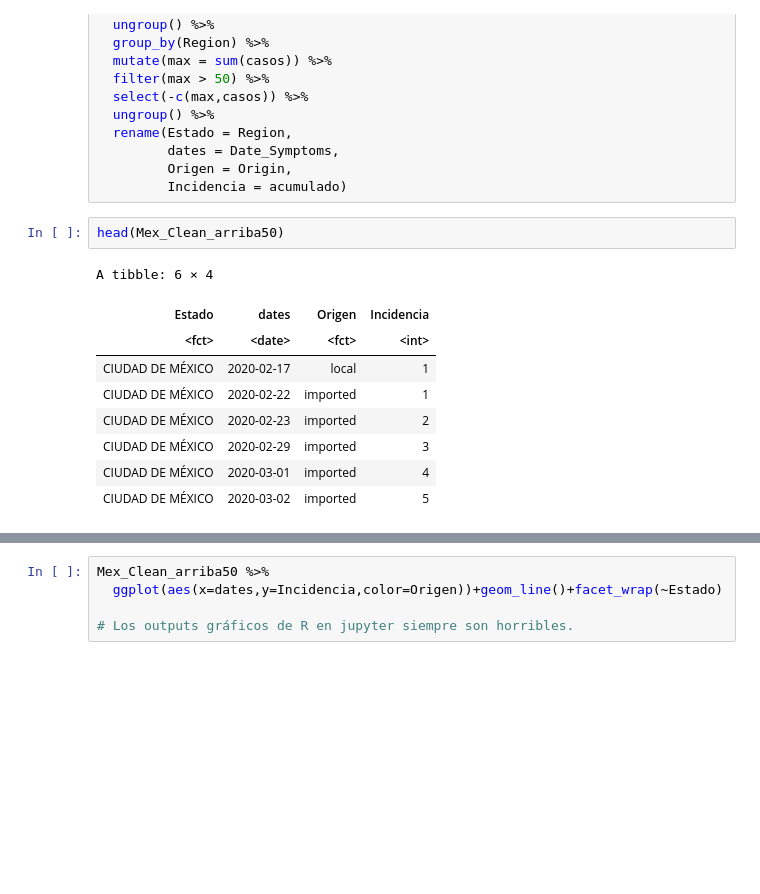
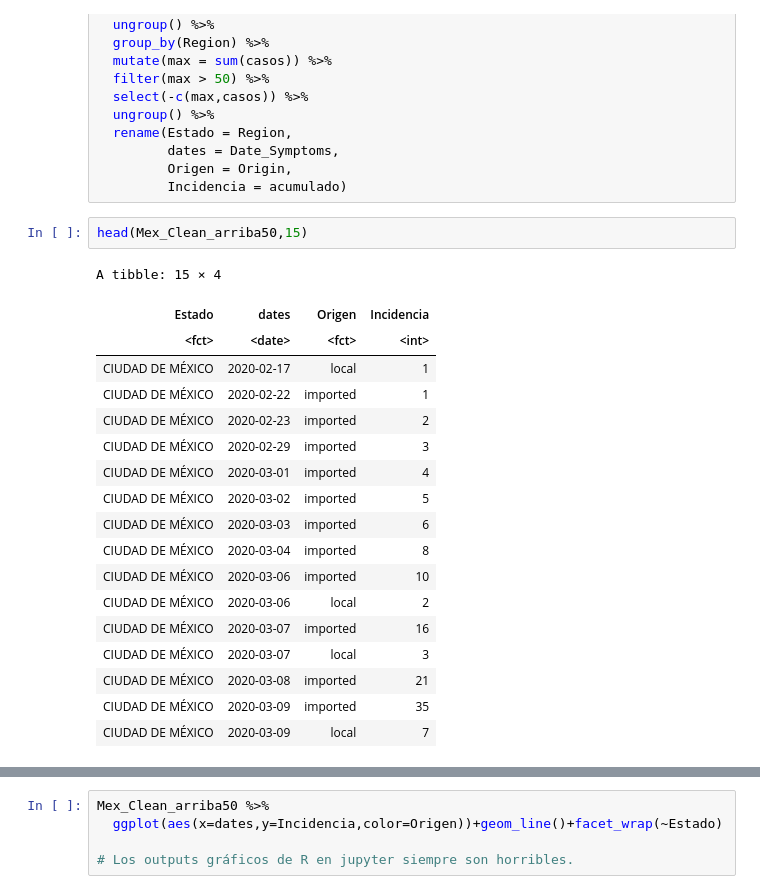
Before and after one commit to NunezKant/COVID19_MEX_MASTER, a Jupyter notebook: notebooks/REpi.ipynb, the cells around one changed output, grey strips where cells are left out. Cells and saved outputs as stored; diff of their text form; blank space fills up the shorter version.

```diff
--- a/notebooks/REpi.ipynb
+++ b/notebooks/REpi.ipynb
@@ -50,14 +50,23 @@ Mex_Clean_arriba50 <- Mex %>%
          Origen = Origin,
          Incidencia = acumulado)
 # %%
-head(Mex_Clean_arriba50)
+head(Mex_Clean_arriba50,15)
 # %% [output]
-A tibble: 6 × 4
+A tibble: 15 × 4
 | Estado | dates | Origen | Incidencia |
 | <fct> | <date> | <fct> | <int> |
 | CIUDAD DE MÉXICO | 2020-02-17 | local | 1 |
 | CIUDAD DE MÉXICO | 2020-02-22 | imported | 1 |
 | CIUDAD DE MÉXICO | 2020-02-23 | imported | 2 |
 | CIUDAD DE MÉXICO | 2020-02-29 | imported | 3 |
 | CIUDAD DE MÉXICO | 2020-03-01 | imported | 4 |
 | CIUDAD DE MÉXICO | 2020-03-02 | imported | 5 |
+| CIUDAD DE MÉXICO | 2020-03-03 | imported | 6 |
+| CIUDAD DE MÉXICO | 2020-03-04 | imported | 8 |
+| CIUDAD DE MÉXICO | 2020-03-06 | imported | 10 |
+| CIUDAD DE MÉXICO | 2020-03-06 | local | 2 |
+| CIUDAD DE MÉXICO | 2020-03-07 | imported | 16 |
+| CIUDAD DE MÉXICO | 2020-03-07 | local | 3 |
+| CIUDAD DE MÉXICO | 2020-03-08 | imported | 21 |
+| CIUDAD DE MÉXICO | 2020-03-09 | imported | 35 |
+| CIUDAD DE MÉXICO | 2020-03-09 | local | 7 |
```
Also changed, not shown: parts of 27 cells of this notebook.
